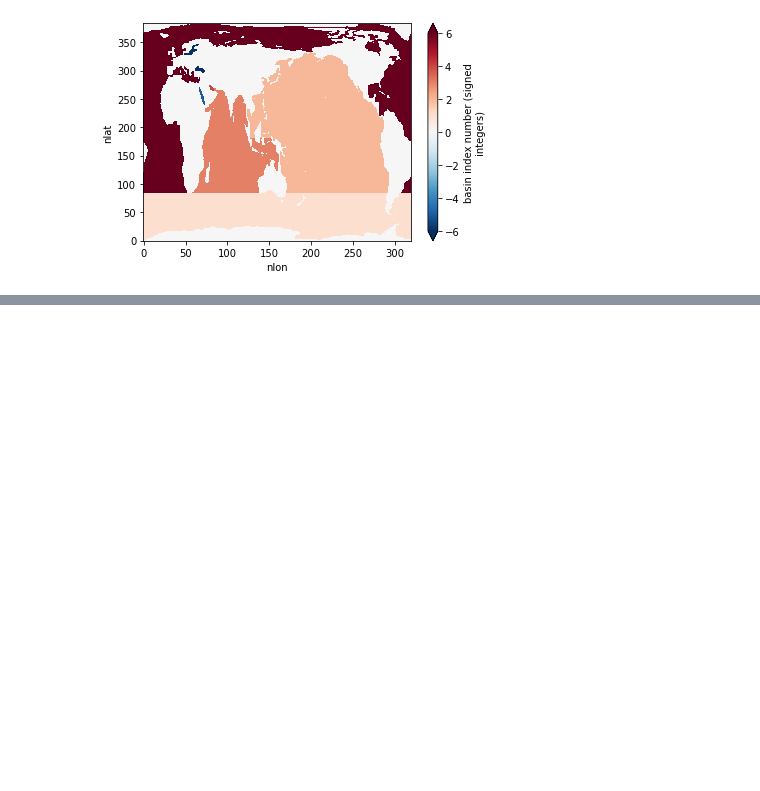
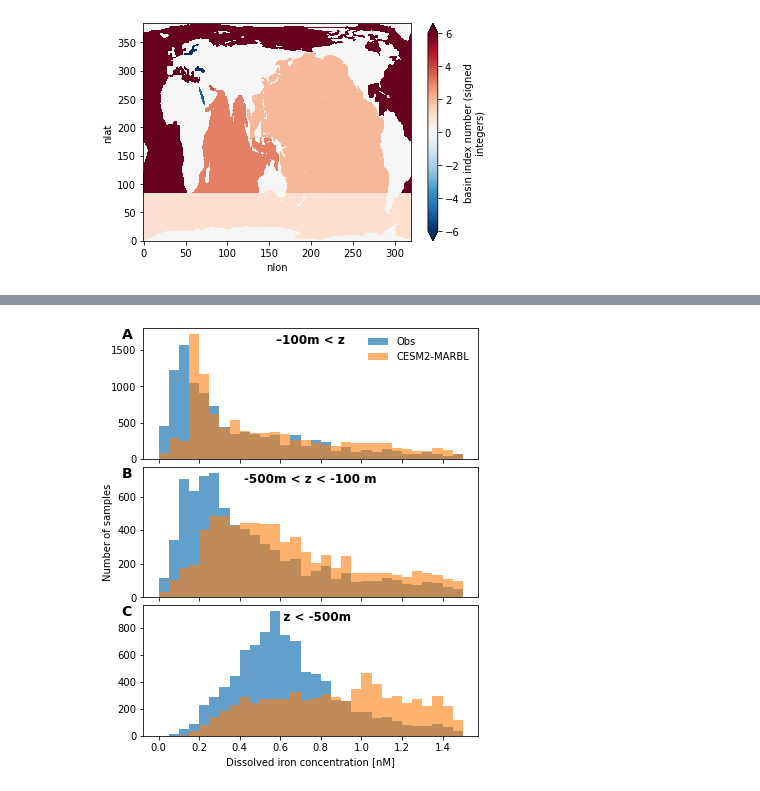
Before and after one commit to marbl-ecosys/cesm2-marbl, a Jupyter notebook: notebooks/dFe-comparison.ipynb, the cells around one changed output, grey strips where cells are left out. Drawn from its saved outputs; the diff is of its cells as text; code cells hidden in the pictures; blank space fills up the shorter version.

```diff
--- a/notebooks/dFe-comparison.ipynb
+++ b/notebooks/dFe-comparison.ipynb
@@ -360,34 +361,36 @@ depth_ranges = {
     '-500m < z < -100 m': (100., 500.),
     '   z < -500m': (500., 1e36),
 }
 
 for n, (key, depth_range) in enumerate(depth_ranges.items()):
     ax = axs[n, 0]
     df_sub = df.loc[(depth_range[0] <= df.depth) & (df.depth <= depth_range[1])]
 
     hist, _ = np.histogram(df_sub.dFe_obs.values, bin_edges)
     ax.bar(bins, hist, width=dx, alpha=0.7, label='Obs')
 
     hist, _ = np.histogram(df_sub.Fe.values, bin_edges)
     ax.bar(bins, hist, width=dx, alpha=0.6, label='CESM2-MARBL')
 
     if n == 0:
         ax.legend(loc='upper right', frameon=False)
     if n < 2:
         ax.set_xticklabels([])
     ylm = ax.get_ylim()
     ax.text(0.75, ylm[1] - 0.12 * np.diff(ylm), key,
             fontweight='bold',
             fontsize=12,
             ha='center',
            )
     if n == 1:
         ax.set_ylabel('Number of samples')
     if n == 2:
         ax.set_xlabel('Dissolved iron concentration [nM]')
 
-utils.label_plots(fig, [ax for ax in axs.ravel()]) #, xoff=0.02, yoff=0)
+utils.label_plots(fig, [ax for ax in axs.ravel()], xoff=-0.05, yoff=-0.02)
 utils.savefig('iron-global-ocean-obs-PDF')
+# %% [output]
+[figure, added]
 # %%
 residence_time = -(global_Fe_inv / ds_glb.pfeToSed).values[0]
 print(f'Fe residence time: {residence_time:0.2f} yr')
```
Also changed, not shown: parts of 4 cells of this notebook, 9 other files.
